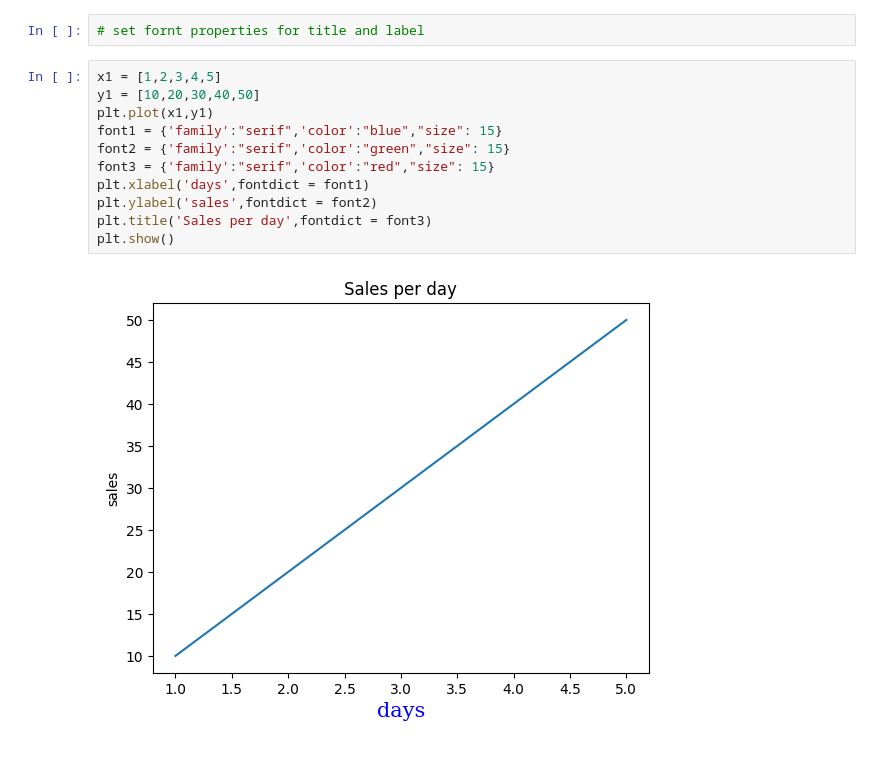
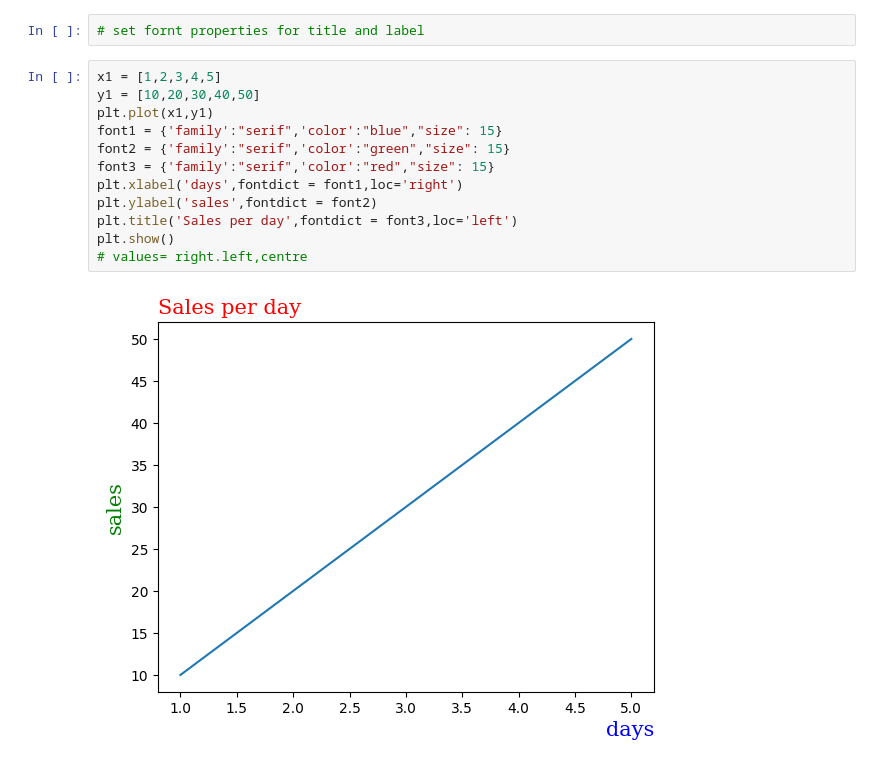
Before and after one commit to himalayvenkat/project1, a Jupyter notebook: ML_DAY_7.ipynb, the cells around one changed output. Drawn from its saved outputs; the diff is of its cells as text.

```diff
--- a/ML_DAY_7.ipynb
+++ b/ML_DAY_7.ipynb
@@ -99,13 +99,14 @@ plt.show()
 # %%
 x1 = [1,2,3,4,5]
 y1 = [10,20,30,40,50]
 plt.plot(x1,y1)
 font1 = {'family':"serif",'color':"blue","size": 15}
 font2 = {'family':"serif",'color':"green","size": 15}
 font3 = {'family':"serif",'color':"red","size": 15}
-plt.xlabel('days',fontdict = font1)
+plt.xlabel('days',fontdict = font1,loc='right')
 plt.ylabel('sales',fontdict = font2)
-plt.title('Sales per day',fontdict = font3)
+plt.title('Sales per day',fontdict = font3,loc='left')
 plt.show()
+# values= right.left,centre
 # %% [output]
-[figure, old version]
+[figure, new version]
```
Also changed, not shown: parts of 7 cells of this notebook.
